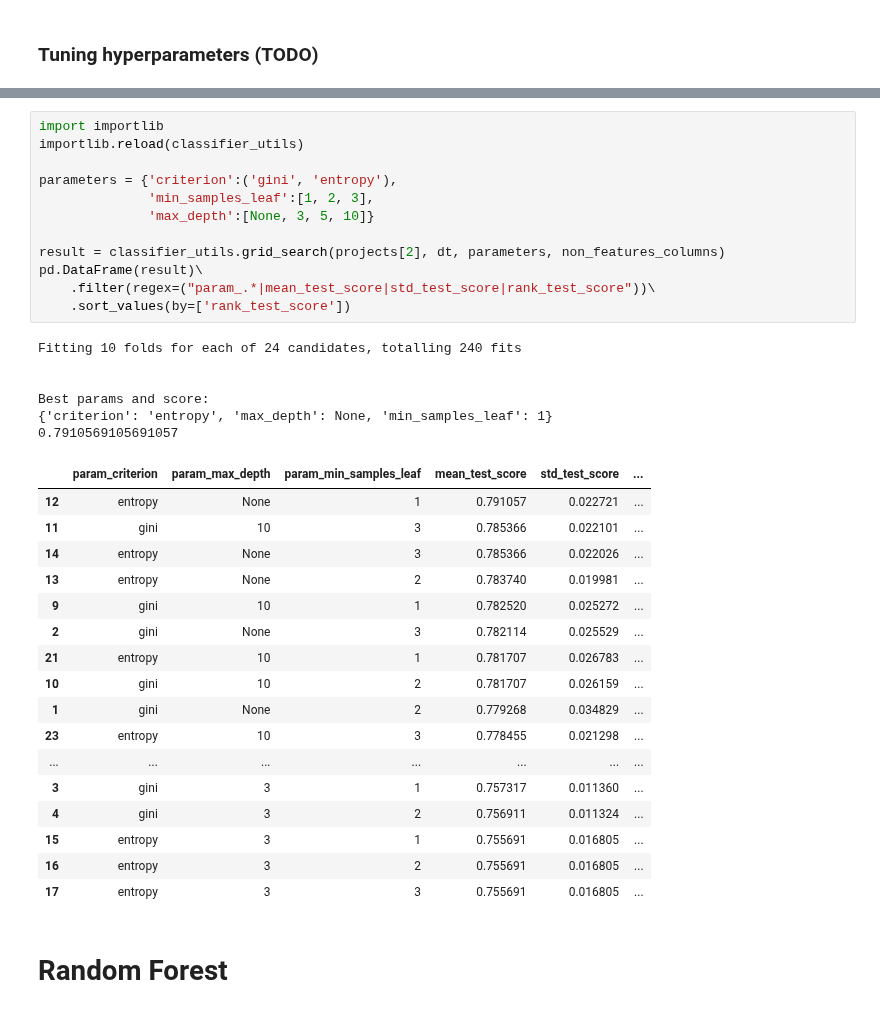
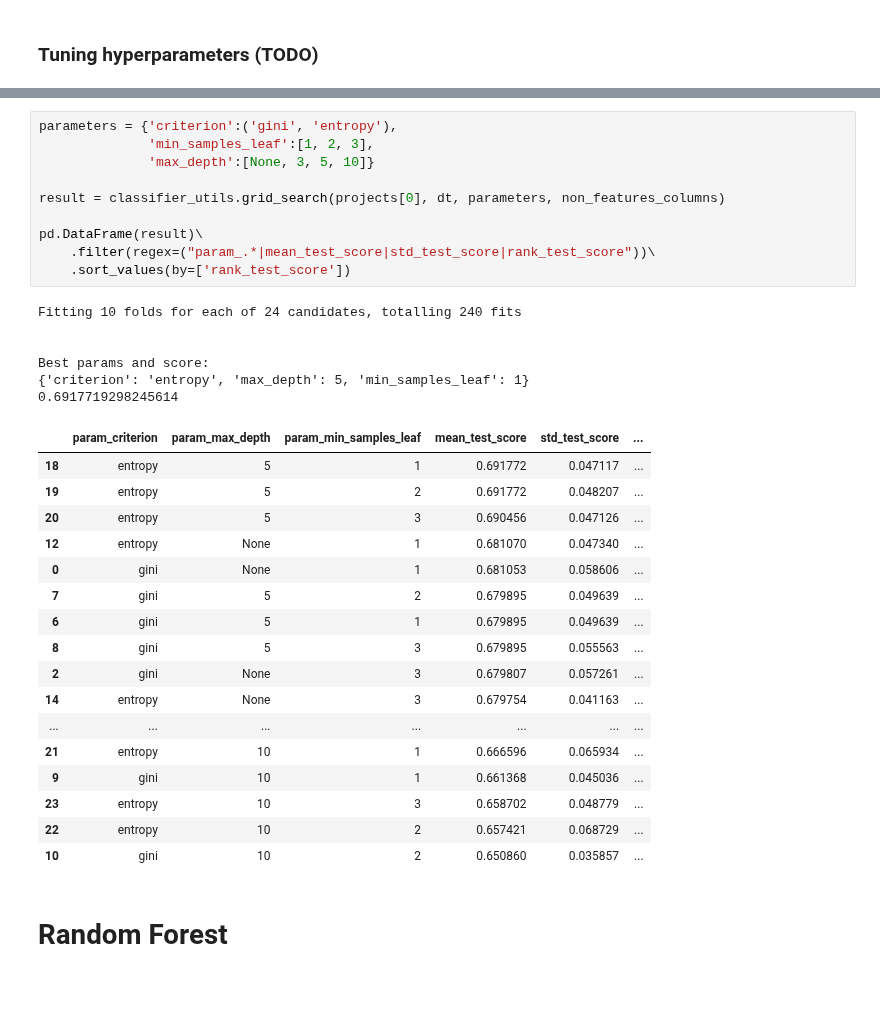
Before and after one commit to gems-uff/mestre, a Jupyter notebook: scripts/exploratory_analysis/classifier_test.ipynb, the cells around one changed output, grey strips where cells are left out. Saved outputs shown, nothing was run; the diff lists cells and outputs as text.

Commit message:
Update notebook classifier_test

```diff
--- a/scripts/exploratory_analysis/classifier_test.ipynb
+++ b/scripts/exploratory_analysis/classifier_test.ipynb
@@ -203,39 +137,37 @@ Best params and score:
 # %%
-import importlib
-importlib.reload(classifier_utils)
-
 parameters = {'criterion':('gini', 'entropy'),
               'min_samples_leaf':[1, 2, 3],
               'max_depth':[None, 3, 5, 10]}
 
-result = classifier_utils.grid_search(projects[2], dt, parameters, non_features_columns)
+result = classifier_utils.grid_search(projects[0], dt, parameters, non_features_columns)
+
 pd.DataFrame(result)\
     .filter(regex=("param_.*|mean_test_score|std_test_score|rank_test_score"))\
     .sort_values(by=['rank_test_score'])
 # %% [output]
 Fitting 10 folds for each of 24 candidates, totalling 240 fits
 
 
 Best params and score:
-{'criterion': 'entropy', 'max_depth': None, 'min_samples_leaf': 1}
-0.7910569105691057
+{'criterion': 'entropy', 'max_depth': 5, 'min_samples_leaf': 1}
+0.6917719298245614
 |  | param_criterion | param_max_depth | param_min_samples_leaf | mean_test_score | std_test_score | ... |
-| 12 | entropy | None | 1 | 0.791057 | 0.022721 | ... |
-| 11 | gini | 10 | 3 | 0.785366 | 0.022101 | ... |
-| 14 | entropy | None | 3 | 0.785366 | 0.022026 | ... |
-| 13 | entropy | None | 2 | 0.783740 | 0.019981 | ... |
-| 9 | gini | 10 | 1 | 0.782520 | 0.025272 | ... |
-| 2 | gini | None | 3 | 0.782114 | 0.025529 | ... |
-| 21 | entropy | 10 | 1 | 0.781707 | 0.026783 | ... |
-| 10 | gini | 10 | 2 | 0.781707 | 0.026159 | ... |
-| 1 | gini | None | 2 | 0.779268 | 0.034829 | ... |
-| 23 | entropy | 10 | 3 | 0.778455 | 0.021298 | ... |
+| 18 | entropy | 5 | 1 | 0.691772 | 0.047117 | ... |
+| 19 | entropy | 5 | 2 | 0.691772 | 0.048207 | ... |
+| 20 | entropy | 5 | 3 | 0.690456 | 0.047126 | ... |
+| 12 | entropy | None | 1 | 0.681070 | 0.047340 | ... |
+| 0 | gini | None | 1 | 0.681053 | 0.058606 | ... |
+| 7 | gini | 5 | 2 | 0.679895 | 0.049639 | ... |
+| 6 | gini | 5 | 1 | 0.679895 | 0.049639 | ... |
+| 8 | gini | 5 | 3 | 0.679895 | 0.055563 | ... |
+| 2 | gini | None | 3 | 0.679807 | 0.057261 | ... |
+| 14 | entropy | None | 3 | 0.679754 | 0.041163 | ... |
 | ... | ... | ... | ... | ... | ... | ... |
-| 3 | gini | 3 | 1 | 0.757317 | 0.011360 | ... |
-| 4 | gini | 3 | 2 | 0.756911 | 0.011324 | ... |
-| 15 | entropy | 3 | 1 | 0.755691 | 0.016805 | ... |
-| 16 | entropy | 3 | 2 | 0.755691 | 0.016805 | ... |
-| 17 | entropy | 3 | 3 | 0.755691 | 0.016805 | ... |
+| 21 | entropy | 10 | 1 | 0.666596 | 0.065934 | ... |
+| 9 | gini | 10 | 1 | 0.661368 | 0.045036 | ... |
+| 23 | entropy | 10 | 3 | 0.658702 | 0.048779 | ... |
+| 22 | entropy | 10 | 2 | 0.657421 | 0.068729 | ... |
+| 10 | gini | 10 | 2 | 0.650860 | 0.035857 | ... |
 # %% [markdown]
 # Random Forest
 # %% [markdown]
```
Also changed, not shown: parts of 3 cells of this notebook.
